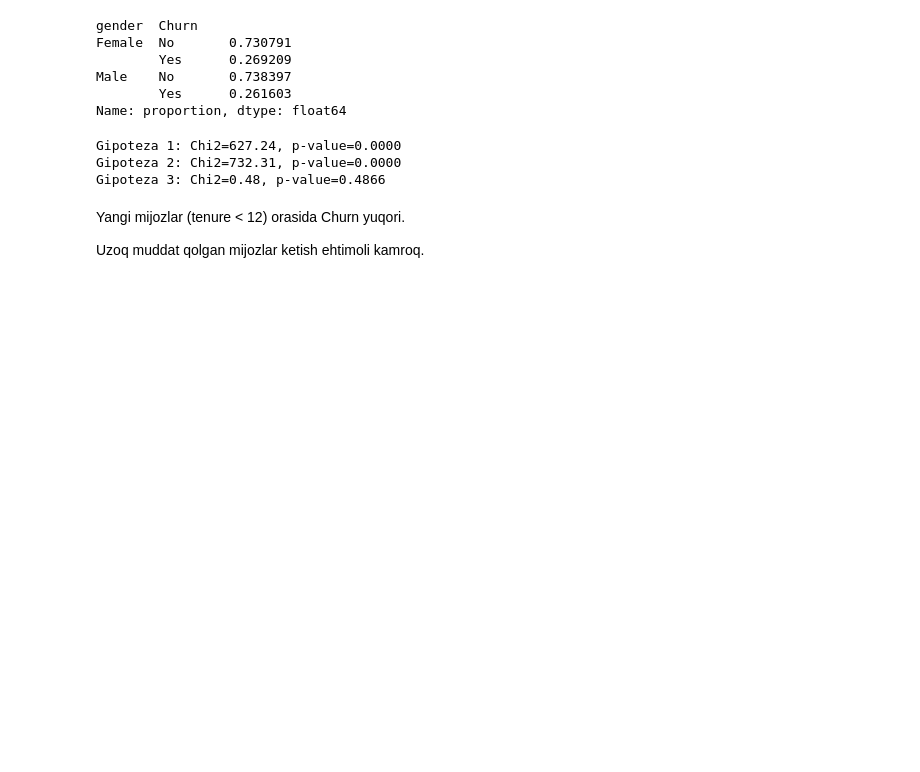
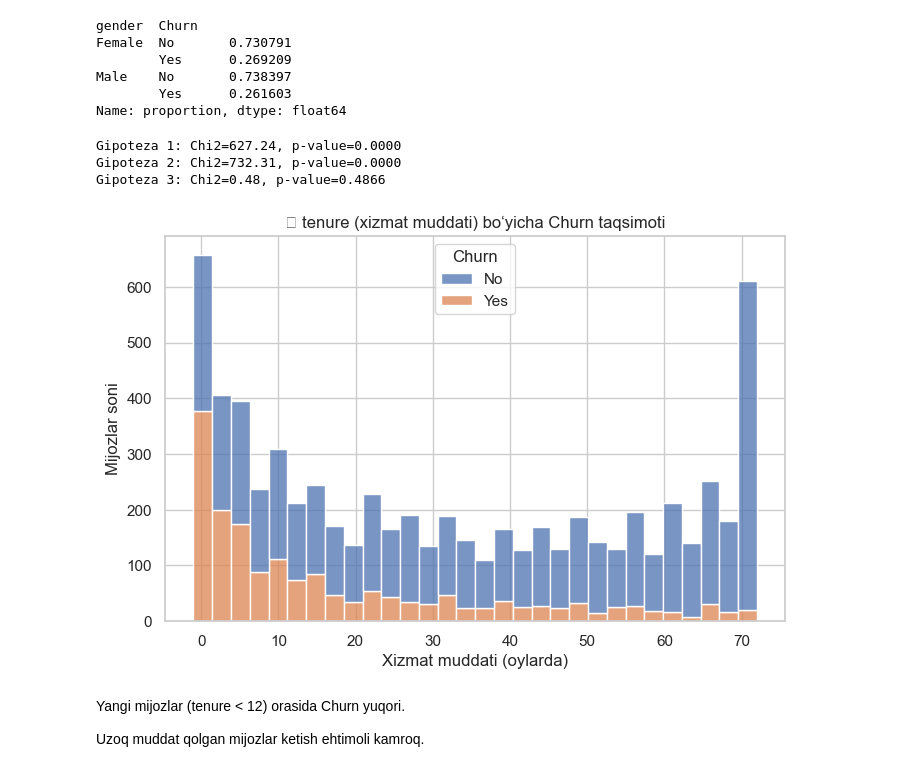
Before and after one commit to SitoraMardonova/churn_prediction_bot, a Jupyter notebook: data_sc.ipynb, the cells around one changed output. Cells and saved outputs as stored; diff of their text form; code cells hidden in the pictures; blank space fills up the shorter version.

```diff
--- a/data_sc.ipynb
+++ b/data_sc.ipynb
@@ -8,7 +8,7 @@ from scipy import stats
 import re
 
 
-df = pd.read_csv("C:/Users/user/Desktop/n_a/data.csv")
+df = pd.read_csv("C:/Users/user/Desktop/Telekom/data.csv")
 
 
 print("Dataset info:")
@@ -102,12 +102,14 @@ import seaborn as sns
 sns.set(style="whitegrid")
 plt.rcParams["figure.figsize"] = (8, 5)
 # %%
-# plt.figure(figsize=(8, 5))
-# sns.histplot(data=df, x='tenure', hue='Churn', multiple='stack', bins=30)
-# plt.title('📊 tenure (xizmat muddati) bo‘yicha Churn taqsimoti')
-# plt.xlabel('Xizmat muddati (oylarda)')
-# plt.ylabel('Mijozlar soni')
-# plt.show()
+ plt.figure(figsize=(8, 5))
+ sns.histplot(data=df, x='tenure', hue='Churn', multiple='stack', bins=30)
+ plt.title('📊 tenure (xizmat muddati) bo‘yicha Churn taqsimoti')
+ plt.xlabel('Xizmat muddati (oylarda)')
+ plt.ylabel('Mijozlar soni')
+ plt.show()
+# %% [output]
+[figure, added]
 # %% [markdown]
 Yangi mijozlar (tenure < 12) orasida Churn yuqori.
 
```
Also changed, not shown: parts of 3 cells of this notebook.
